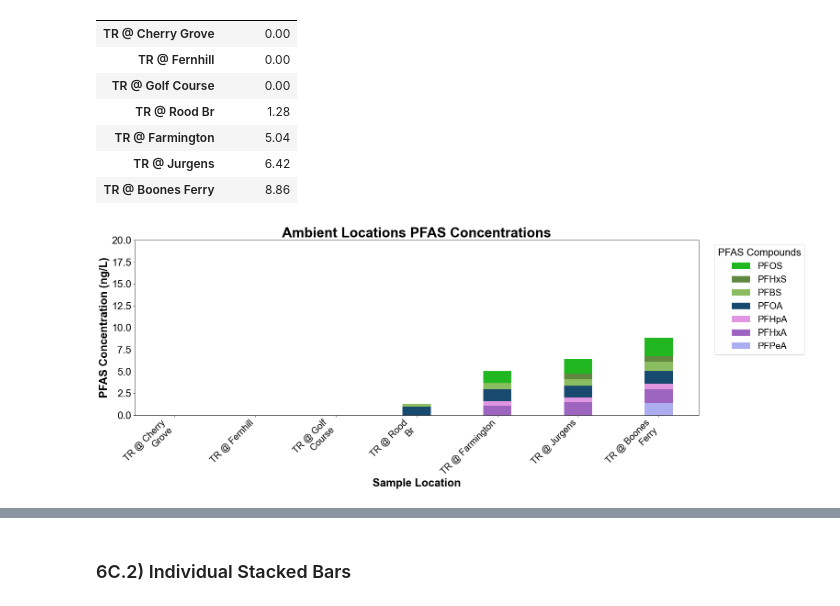
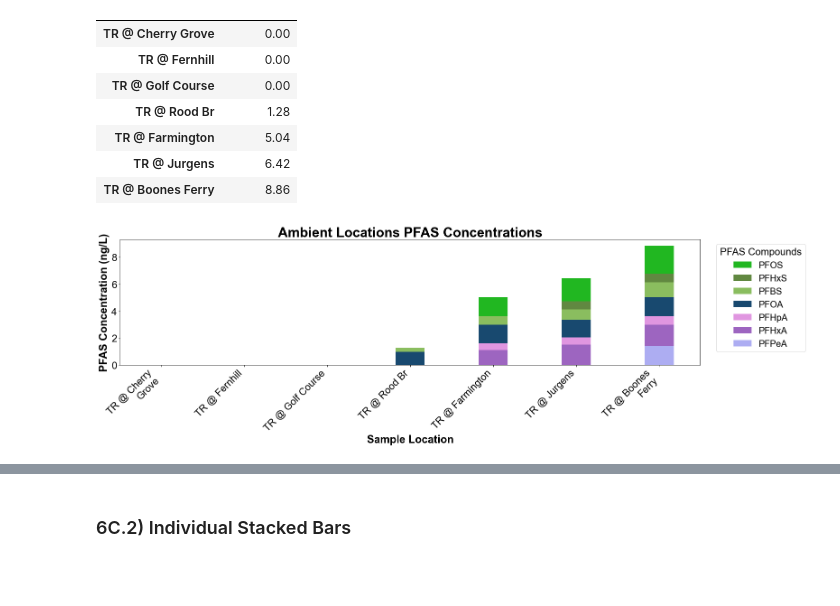
Before and after one commit to Clean-Water-Services/Jupyter-Notebooks, a Jupyter notebook: PFAS_Toolbox_UrbanCreeks&AmbientFeb2024.ipynb, the cells around one changed output, grey strips where cells are left out. Drawn from its saved outputs; the diff is of its cells as text; code cells hidden in the pictures; blank space fills up the shorter version.

Commit message:
Updated notebook to refer to database for PFAS color dictionary and replaced some depracated methods and formatting issues

```diff
--- a/PFAS_Toolbox_UrbanCreeks&AmbientFeb2024.ipynb
+++ b/PFAS_Toolbox_UrbanCreeks&AmbientFeb2024.ipynb
@@ -138,3 +113,5 @@ compound_colors_dict_abbrev = {abbrev: parse_rgb(rgb) for abbrev, rgb in zip(df[
+# %%
+desired_order=['3:3FTCA', '5:3FTCA', '7:3FTCA', 'PFBA', 'PFPeA', 'PFHxA', 'PFHpA', 'PFOA', 'PFNA', 'PFDA', 'PFUnA', 'PFDoA', 'PFTrDA', 'PFTeDA', 'PFHxDA', 'PFODA', 'NEtFOSAA', 'NMeFOSAA', 'PFBS', 'PFPeS', 'PFHxS', 'PFHpS', 'PFOS', 'PFNS', 'PFDS', 'PFDoS', 'PFMPA', 'HFPO-DA', 'NFDHA', 'PFMBA', 'ADONA', '4:2FTS', '6:2FTS', '8:2FTS', '10:2FTS', 'NEtFOSA', 'NMeFOSA', 'FOSA', 'NEtFOSE', 'NMeFOSE', 'PFEESA', '9Cl-PF3ONS', '11Cl-PF3OUdS', 'AOF']
 # %% [markdown]
 #### 3.2 Import Industry Flows
 # %%
@@ -451,8 +428,8 @@ def create_stacked_bar_chart_filtered(avg_pivot_table, std_dev_pivot_table=None,
     except Exception as e:
         print(f"An error occurred: {e}")
 # %%
-def create_stacked_bar_chart_filtered(avg_pivot_table, std_dev_pivot_table=None, figsize=(10, 6), title='Average PFAS Concentrations by Sample Location', compound_colors_dict=None,
-                                      title_fontsize=20, axis_label_fontsize=16, tick_label_fontsize=14, legend_fontsize=12,ylim=50):
+def create_horizontal_stacked_bar_chart(avg_pivot_table, std_dev_pivot_table=None, figsize=(10, 6), title='Average PFAS Concentrations by Sample Location', compound_colors_dict=None,
+                                        title_fontsize=20, axis_label_fontsize=16, tick_label_fontsize=14, legend_fontsize=12,xlim=50):
     try:
         font = FontProperties(family='Arial')
         font_bold = FontProperties(family='Arial', weight='bold')
@@ -466,19 +443,19 @@ def create_stacked_bar_chart_filtered(avg_pivot_table, std_dev_pivot_table=None,
             std_dev_pivot_table_filtered = pd.DataFrame(columns=avg_pivot_table_filtered.columns, index=avg_pivot_table_filtered.index)
 
         fig, ax = plt.subplots(figsize=figsize)
-        bottom = np.zeros(len(avg_pivot_table_filtered.index))
+        left = np.zeros(len(avg_pivot_table_filtered.index))  # This replaces the 'bottom' for horizontal bars
 
         for compound in avg_pivot_table_filtered.columns:
             color = compound_colors_dict.get(compound, 'grey')  # Default grey color
             avg_values = avg_pivot_table_filtered[compound].values
             std_dev_values = std_dev_pivot_table_filtered.get(compound)
 
-            bars = ax.bar(avg_pivot_table_filtered.index, avg_values, width=0.35, bottom=bottom, color=color, label=compound, yerr=std_dev_values)
-            bottom += avg_values
-        ax.set_ylim(0, ylim)
-        ax.set_xlabel('Sample Location',fontsize=axis_label_fontsize,fontproperties=font_bold)
-        ax.set_ylabel('PFAS Concentration (ng/L)',fontsize=axis_label_fontsize,fontproperties=font_bold)
-        ax.set_title(title,fontsize=title_fontsize,fontproperties=font_bold)
+            bars = ax.barh(avg_pivot_table_filtered.index, avg_values, height=0.35, left=left, color=color, label=compound, xerr=std_dev_values)
+            left += avg_values
+        ax.set_xlim(0, xlim)
+        ax.set_ylabel('Sample Location')
+        ax.set_xlabel('PFAS Concentration (ng/L)', fontsize=axis_label_fontsize,fontproperties=font_bold)
+        ax.set_title(title)
 
         # Modify the x-tick labels
         def split_label(label):
@@ -488,17 +465,16 @@ def create_stacked_bar_chart_filtered(avg_pivot_table, std_dev_pivot_table=None,
                     return label[:split_point] + '\n' + label[split_point + 1:]
             return label  # Return label unmodified if it's short enough or no space found
 
-        xtick_labels = [split_label(label) for label in avg_pivot_table_filtered.index]
-        ax.set_xticklabels(xtick_labels, rotation=45, ha='right',fontsize=tick_label_fontsize,fontproperties=font)
+        ytick_labels = [split_label(label) for label in avg_pivot_table_filtered.index]
+
+        ax.set_yticklabels(ytick_labels)
 
         # Generate legend only for compounds actually plotted
         legend_handles, legend_labels = ax.get_legend_handles_labels()
-        # Reverse the order of handles and labels
-        legend_handles.reverse()
-        legend_labels.reverse()
-        ax.legend(handles=legend_handles, labels=legend_labels, title='PFAS Compounds', bbox_to_anchor=(1.02, 1), loc='upper left',fontsize=legend_fontsize,title_fontsize=legend_fontsize+2, ncol=1)
 
-        #plt.tight_layout()
+        ax.legend(handles=legend_handles, labels=legend_labels, title='PFAS Compounds', bbox_to_anchor=(1.02, 1), loc='upper left', fontsize=legend_fontsize,title_fontsize=legend_fontsize+2,ncol=1)
+
+        plt.tight_layout()
         plt.show()
 
     except Exception as e:
@@ -694,10 +618,8 @@ col_name= 'Quant Incl Estimates Incl Qual Flags'
 
 avg_pivot_table = PivotTable_AvgPFASCompound_FilterByCompoundSamplingDatesLocation(data_df=data_df,filter_qual_summary=filter_qual_summary,filter_pfas_compound=filter_pfas_compound,filter_sample_location=filter_sample_location, start_date=start_date, end_date=end_date,
                                                                                    col_name=col_name)
-
+avg_pivot_table = avg_pivot_table.rename(columns=pfas_mapping)
 #Reorder Compounds Based on PFAS Class and Chain Length
-# Assuming df is your original DataFrame and df_PFAS_Attributes['Database'] contains the desired column order
-desired_order = df['Database'].tolist()  # Convert to list if not already
 # Filter the desired_order to only include columns that exist in df
 filtered_order = [comp for comp in desired_order if comp in avg_pivot_table.columns]
 
@@ -708,7 +630,6 @@ avg_pivot_table = avg_pivot_table.loc[rows_order]
 # Reorder columns by indexing df with the desired order
 avg_pivot_table = avg_pivot_table[filtered_order]
 
-avg_pivot_table = avg_pivot_table.rename(columns=pfas_mapping)
 #avg_pivot_table.index = avg_pivot_table.index.str.replace('Rock at', 'Rock @')
 #avg_pivot_table.index = avg_pivot_table.index.str.replace( 'NW', '')
 #avg_pivot_table.index = avg_pivot_table.index.str.replace(' NE', '')
@@ -790,10 +711,8 @@ col_name= 'Quant Incl Estimates Incl Qual Flags'
 
 avg_pivot_table = PivotTable_AvgPFASCompound_FilterByCompoundSamplingDatesLocation(data_df=data_df,filter_qual_summary=filter_qual_summary,filter_pfas_compound=filter_pfas_compound,filter_sample_location=filter_sample_location,
                                                                                    start_date=start_date, end_date=end_date,col_name=col_name)
-
+avg_pivot_table = avg_pivot_table.rename(columns=pfas_mapping)
 #Reorder Compounds Based on PFAS Class and Chain Length
-# Assuming df is your original DataFrame and df_PFAS_Attributes['Database'] contains the desired column order
-desired_order = df['Database'].tolist()  # Convert to list if not already
 # Filter the desired_order to only include columns that exist in df
 filtered_order = [comp for comp in desired_order if comp in avg_pivot_table.columns]
 
@@ -804,7 +723,6 @@ avg_pivot_table = avg_pivot_table.loc[rows_order]
 # Reorder columns by indexing df with the desired order
 avg_pivot_table = avg_pivot_table[filtered_order]
 
-avg_pivot_table = avg_pivot_table.rename(columns=pfas_mapping)
 avg_pivot_table.index = avg_pivot_table.index.str.replace('Fanno at', 'Fanno @')
 
 
@@ -951,9 +865,9 @@ Ambient_PFASTotal
 | TR @ Boones Ferry | 8.86 |
 # %%
 create_stacked_bar_chart_filtered(avg_pivot_table, std_dev_pivot_table=None, figsize=(22, 7),title= 'Ambient Locations PFAS Concentrations', compound_colors_dict=compound_colors_dict_abbrev,
-                                  title_fontsize=30, axis_label_fontsize=24, tick_label_fontsize=20, legend_fontsize=20,ylim=20)
+                                  title_fontsize=30, axis_label_fontsize=24, tick_label_fontsize=20, legend_fontsize=20)
 # %% [output]
-[figure, old version]
+[figure, new version]
 # %%
 create_horizontal_stacked_bar_chart(avg_pivot_table.loc[rows_order_reverse], std_dev_pivot_table=None, figsize=(12, 8),title='Ambient Locations PFAS Concentrations', compound_colors_dict=compound_colors_dict_abbrev,
                                   title_fontsize=30, axis_label_fontsize=24, tick_label_fontsize=20, legend_fontsize=20)
```
Also changed, not shown: parts of 67 cells of this notebook.
